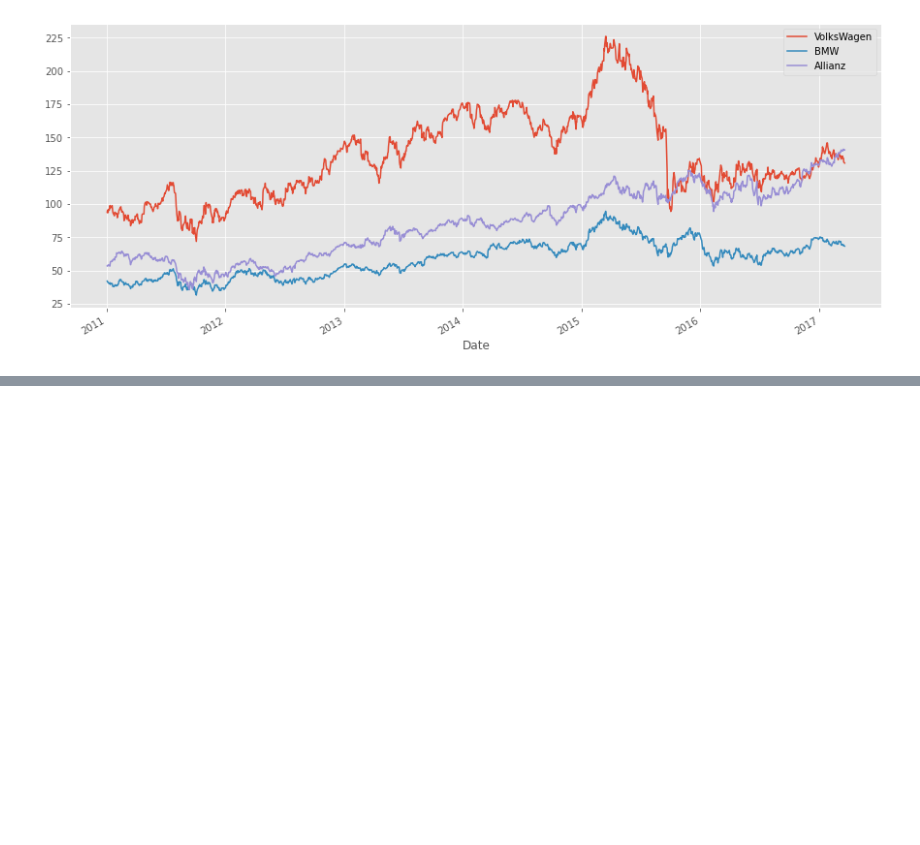
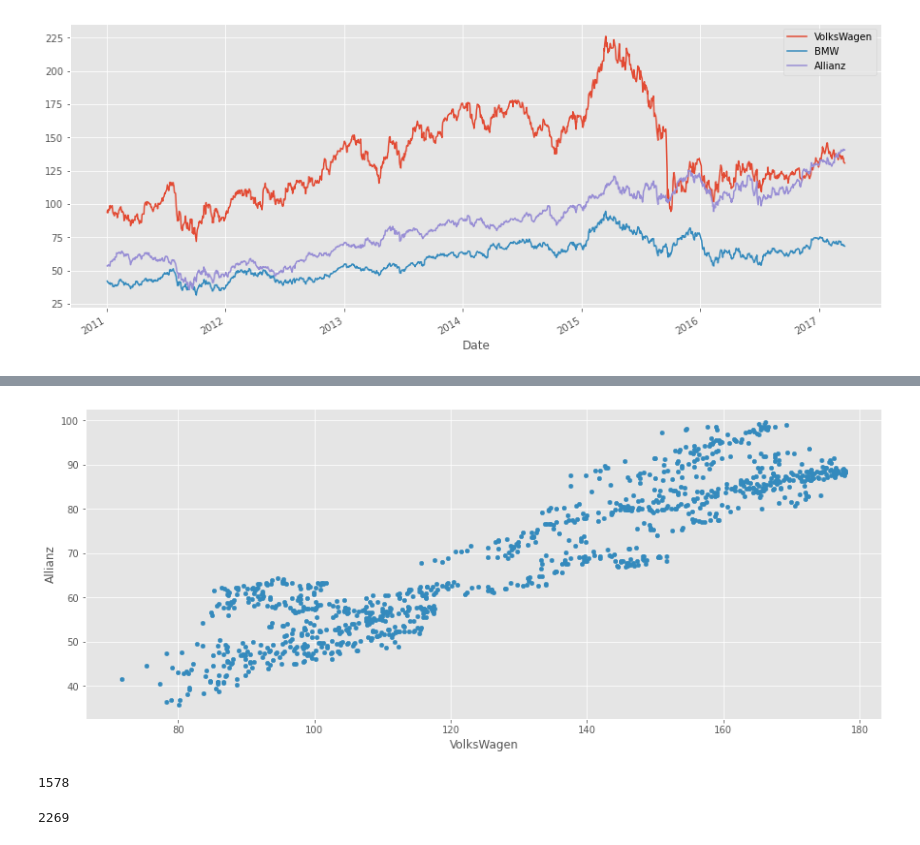
Before and after one commit to sandyherho/physComp, a Jupyter notebook: pycausal/realData.ipynb, the cells around one changed output, grey strips where cells are left out. Drawn from its saved outputs; the diff is of its cells as text; code cells hidden in the pictures; blank space fills up the shorter version.

```diff
--- a/pycausal/realData.ipynb
+++ b/pycausal/realData.ipynb
@@ -24,0 +30,13 @@ df.plot(figsize=(15,6));
+# %%
+df.loc[:"2015-01-01"].plot.scatter(x="VolksWagen", y="Allianz", figsize=(15,6));
+# %% [output]
+[figure, added]
+# %%
+len(df.index)
+# %% [output]
+1578
+# %%
+len(pd.date_range(start=df.index.min().strftime('%Y-%m-%d'),
+                  end=df.index.max().strftime('%Y-%m-%d')))
+# %% [output]
+2269
```
Also changed, not shown: parts of 7 cells of this notebook, 3 other files.
